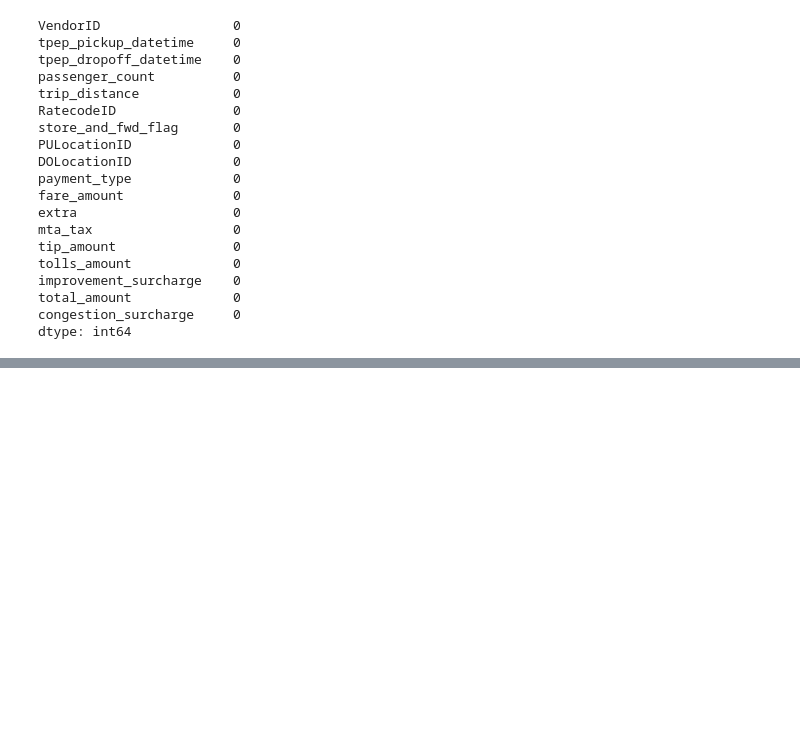
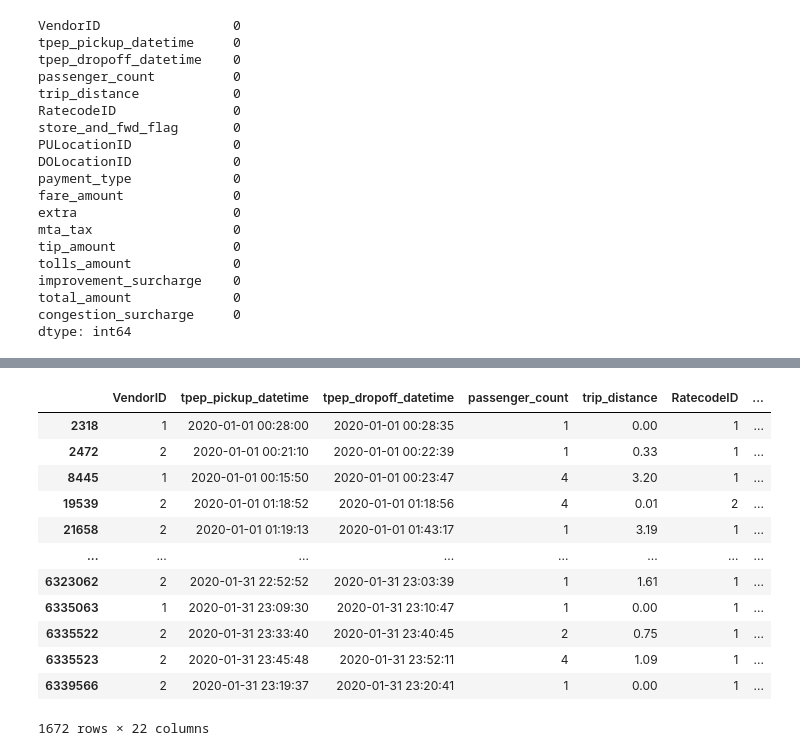
Before and after one commit to dorothydavenport/buildproject-cab-fare-prediction, a Jupyter notebook: BuildProject_FarePrediction.ipynb, the cells around one changed output, grey strips where cells are left out. Cells and saved outputs as stored; diff of their text form; code cells hidden in the pictures; blank space fills up the shorter version.

```diff
--- a/BuildProject_FarePrediction.ipynb
+++ b/BuildProject_FarePrediction.ipynb
@@ -139,0 +214,3 @@ dtype: int64
+# %%
+d1[['fare_amount', 'extra', 'mta_tax', 'tip_amount', 'tolls_amount', 'improvement_surcharge', 'total_amount', 'congestion_surcharge']] = d1[['fare_amount', 'extra', 'mta_tax', 'tip_amount', 'tolls_amount', 'improvement_surcharge', 'total_amount', 'congestion_surcharge']].abs()
+d1.describe()
@@ -139,0 +227,17 @@ dtype: int64
+# %%
+test = d1[d1['total_amount'] == 0]
+test
+# %% [output]
+|  | VendorID | tpep_pickup_datetime | tpep_dropoff_datetime | passenger_count | trip_distance | RatecodeID | ... |
+| 2318 | 1 | 2020-01-01 00:28:00 | 2020-01-01 00:28:35 | 1 | 0.00 | 1 | ... |
+| 2472 | 2 | 2020-01-01 00:21:10 | 2020-01-01 00:22:39 | 1 | 0.33 | 1 | ... |
+| 8445 | 1 | 2020-01-01 00:15:50 | 2020-01-01 00:23:47 | 4 | 3.20 | 1 | ... |
+| 19539 | 2 | 2020-01-01 01:18:52 | 2020-01-01 01:18:56 | 4 | 0.01 | 2 | ... |
+| 21658 | 2 | 2020-01-01 01:19:13 | 2020-01-01 01:43:17 | 1 | 3.19 | 1 | ... |
+| ... | ... | ... | ... | ... | ... | ... | ... |
+| 6323062 | 2 | 2020-01-31 22:52:52 | 2020-01-31 23:03:39 | 1 | 1.61 | 1 | ... |
+| 6335063 | 1 | 2020-01-31 23:09:30 | 2020-01-31 23:10:47 | 1 | 0.00 | 1 | ... |
+| 6335522 | 2 | 2020-01-31 23:33:40 | 2020-01-31 23:40:45 | 2 | 0.75 | 1 | ... |
+| 6335523 | 2 | 2020-01-31 23:45:48 | 2020-01-31 23:52:11 | 4 | 1.09 | 1 | ... |
+| 6339566 | 2 | 2020-01-31 23:19:37 | 2020-01-31 23:20:41 | 1 | 0.00 | 1 | ... |
+1672 rows × 22 columns
```
Also changed, not shown: parts of 10 cells of this notebook.
